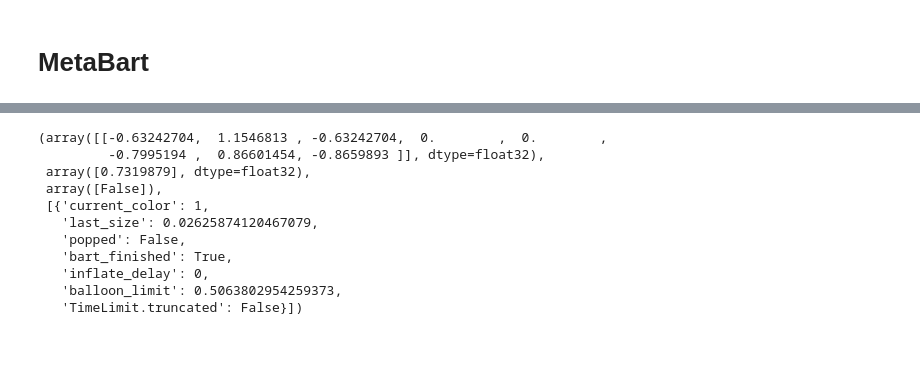
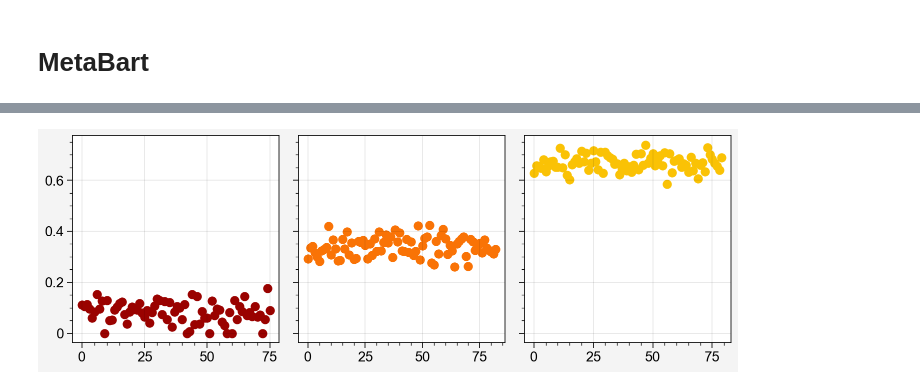
Before and after one commit to liuandrew/bart_ppo, a Jupyter notebook: write_and_test/bart_individual_episodes.ipynb, the cells around one changed output, grey strips where cells are left out. Cells and saved outputs as stored; diff of their text form; code cells hidden in the pictures; blank space fills up the shorter version.

```diff
--- a/write_and_test/bart_individual_episodes.ipynb
+++ b/write_and_test/bart_individual_episodes.ipynb
@@ -116,14 +107,11 @@ array([[0.        , 0.00707071, 0.        , 0.        , 0.        ,
-# %%
-env.step(torch.tensor([1]))
-# %% [output]
-(array([[-0.63242704,  1.1546813 , -0.63242704,  0.        ,  0.        ,
-         -0.7995194 ,  0.86601454, -0.8659893 ]], dtype=float32),
- array([0.7319879], dtype=float32),
- array([False]),
- [{'current_color': 1,
-   'last_size': 0.02625874120467079,
-   'popped': False,
-   'bart_finished': True,
-   'inflate_delay': 0,
-   'balloon_limit': 0.5063802954259373,
-   'TimeLimit.truncated': False}])
+# %%
+ep_num = 5
+colors = np.array(res['data']['current_color'][ep_num])
+end_size = np.array(res['data']['last_size'][ep_num])
+# %%
+fig, ax = pplt.subplots(nrows=1, ncols=3, figwidth=7)
+for j in range(3):
+    its = end_size[colors == j]
+    ax[j].scatter(np.arange(len(its)), its, c=bart_plot_colors[j])
+# %% [output]
+[figure, added]
```
Also changed, not shown: parts of 8 cells of this notebook, 5 other files.
